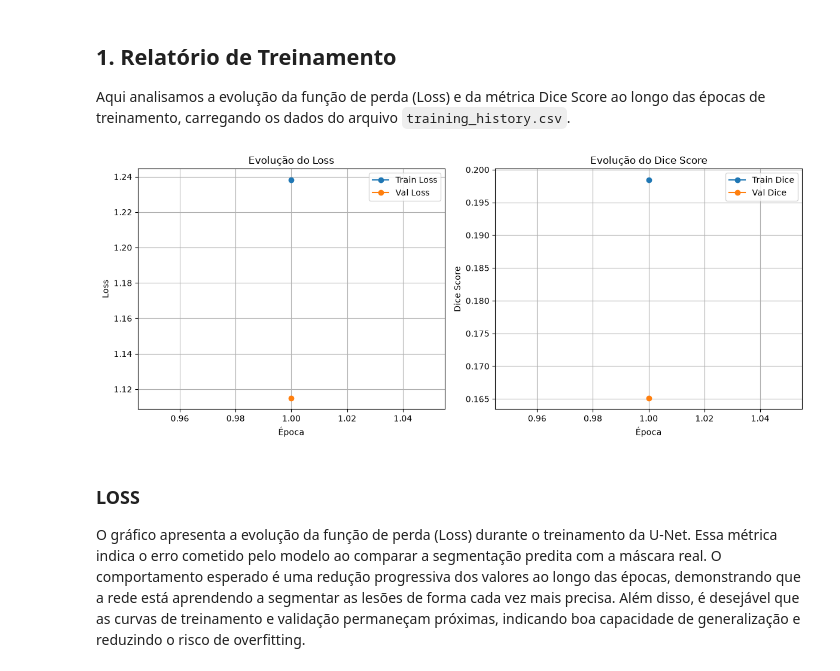
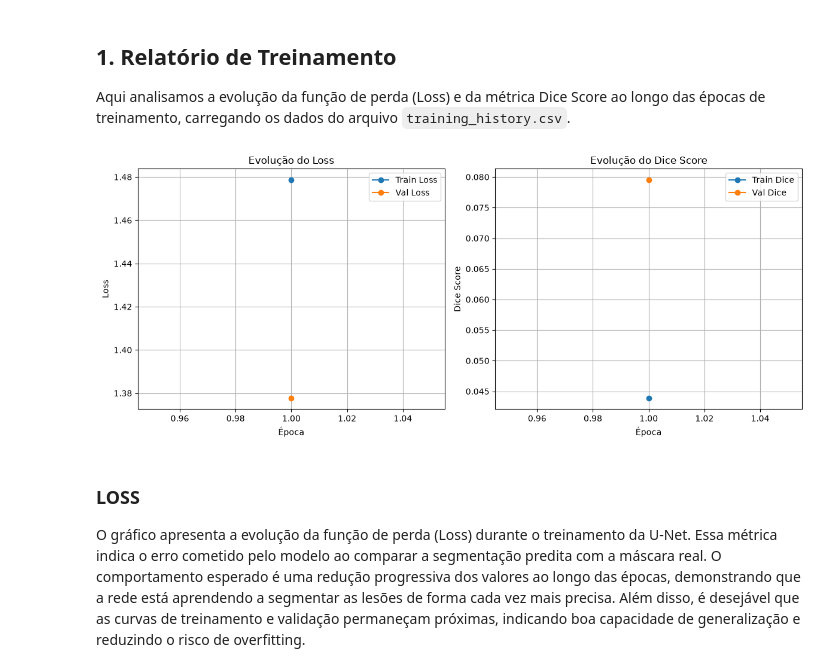
Before and after one commit to SamiLM4/Unet-Multiple-Sclerosis-segmentation, a Jupyter notebook: relatorios_e_testes.ipynb, the cells around one changed output. Drawn from its saved outputs; the diff is of its cells as text; code cells hidden in the pictures.

```diff
--- a/relatorios_e_testes.ipynb
+++ b/relatorios_e_testes.ipynb
@@ -18,38 +18,38 @@ import random
 Aqui analisamos a evolução da função de perda (Loss) e da métrica Dice Score ao longo das épocas de treinamento, carregando os dados do arquivo `training_history.csv`.
 # %%
 try:
-    df = pd.read_csv('training_history.csv')
+    df = pd.read_csv('training_history_regularized.csv')
 
     plt.figure(figsize=(12, 5))
 
     # Gráfico de Loss
     plt.subplot(1, 2, 1)
     plt.plot(df['epoch'], df['train_loss'], label='Train Loss', marker='o')
     if 'val_loss' in df.columns:
         plt.plot(df['epoch'], df['val_loss'], label='Val Loss', marker='o')
     plt.title('Evolução do Loss')
     plt.xlabel('Época')
     plt.ylabel('Loss')
     plt.grid(True)
     plt.legend()
 
     # Gráfico de Dice Score
     plt.subplot(1, 2, 2)
     plt.plot(df['epoch'], df['train_dice'], label='Train Dice', marker='o')
     if 'val_dice' in df.columns:
         plt.plot(df['epoch'], df['val_dice'], label='Val Dice', marker='o')
     plt.title('Evolução do Dice Score')
     plt.xlabel('Época')
     plt.ylabel('Dice Score')
     plt.grid(True)
     plt.legend()
 
     plt.tight_layout()
     plt.show()
 except FileNotFoundError:
-    print("Arquivo training_history.csv não encontrado.")
+    print("Arquivo training_history_regularized.csv não encontrado.")
 # %% [output]
-[figure, old version]
+[figure, new version]
 # %% [markdown]
 ### LOSS
 
```
Also changed, not shown: parts of 3 cells of this notebook, 5 other files.
